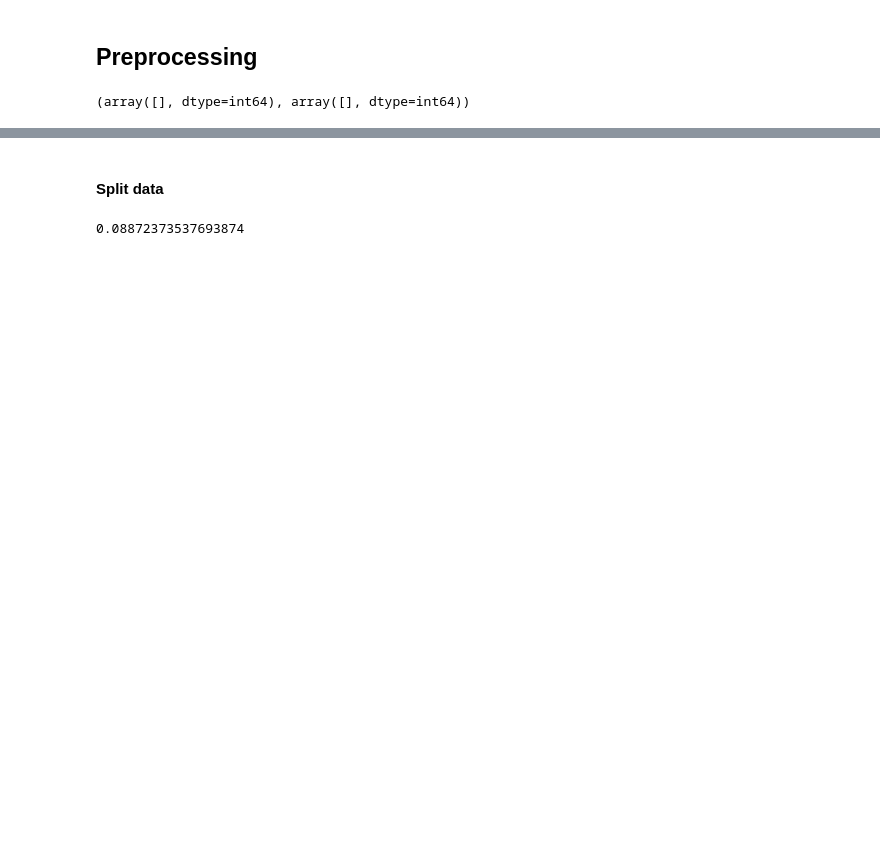
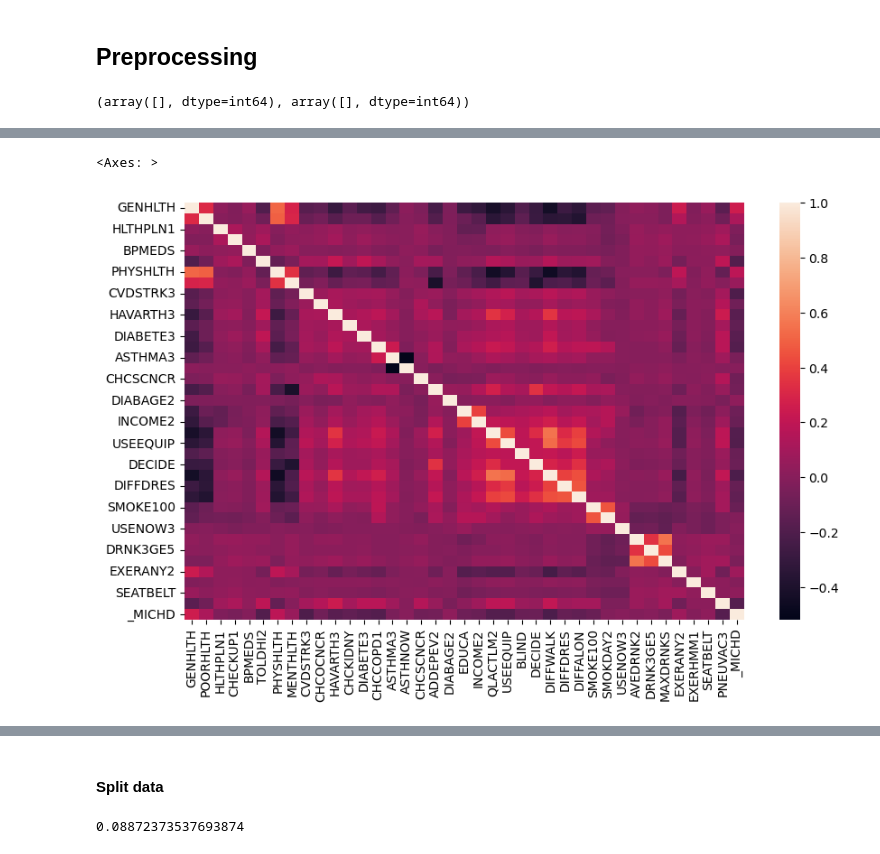
Before and after one commit to epfml/ml-project-1-whai, a Jupyter notebook: preprocessing.ipynb, the cells around one changed output, grey strips where cells are left out. Saved outputs shown, nothing was run; the diff lists cells and outputs as text; code cells hidden in the pictures; blank space fills up the shorter version.

```diff
--- a/preprocessing.ipynb
+++ b/preprocessing.ipynb
@@ -217,0 +190,11 @@ x_tr_cleaned.corr()
+# %%
+x_y_df=pd.concat([x_tr_cleaned,y_tr_cleaned],axis=1)
+# %%
+correlations=x_y_df.corr()
+# %%
+import seaborn  as sns
+plt.figure(figsize=(10,6))
+sns.heatmap(correlations,annot=False)
+# %% [output]
+<Axes: >
+[figure, added]
```
Also changed, not shown: parts of 43 cells of this notebook, 6 other files.
